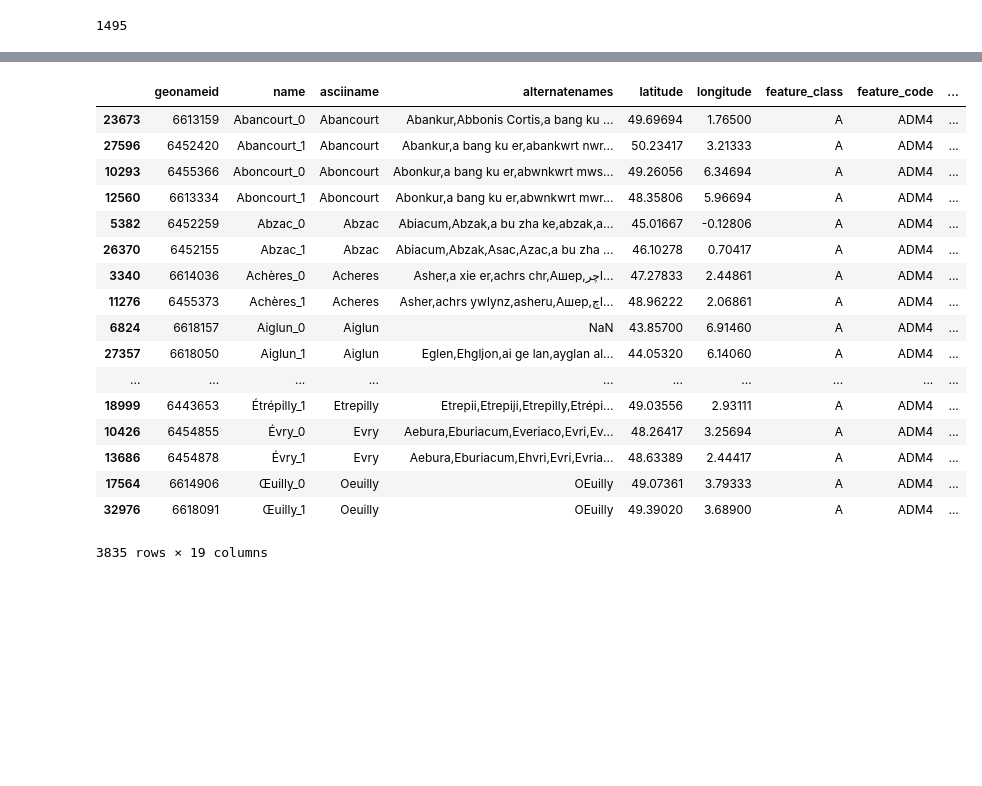
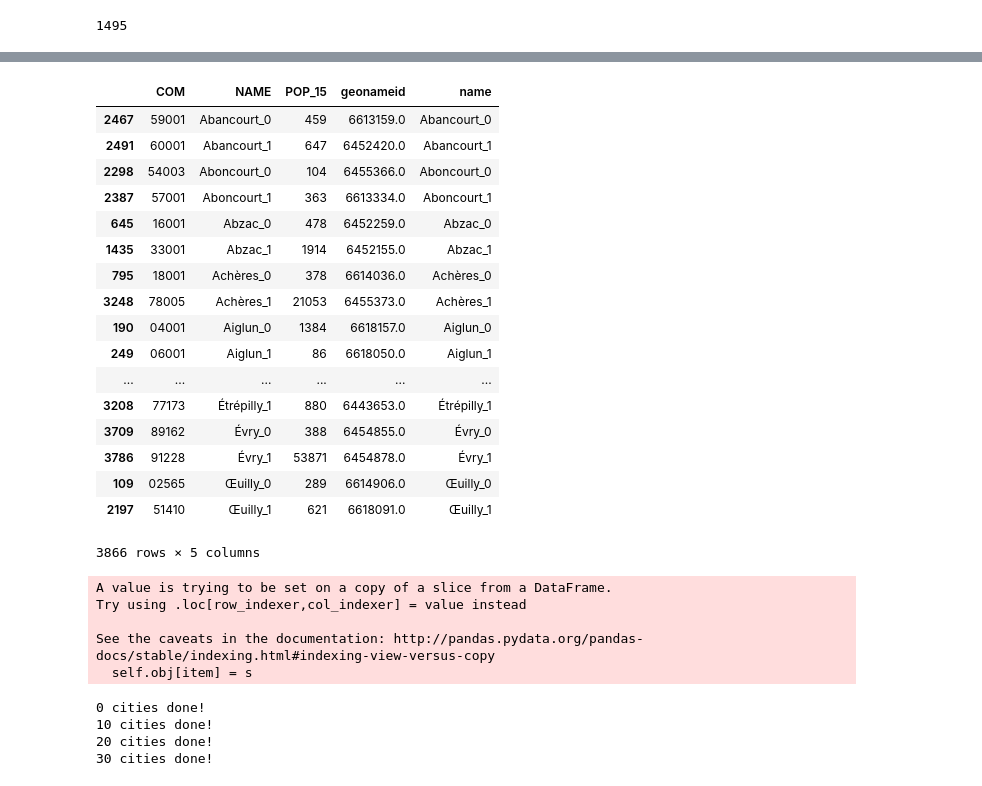
Before and after one commit to praveen2916/city_portal, a Jupyter notebook: city matching.ipynb, the cells around one changed output, grey strips where cells are left out. Cells and saved outputs as stored; diff of their text form; code cells hidden in the pictures; blank space fills up the shorter version.

```diff
--- a/city matching.ipynb
+++ b/city matching.ipynb
@@ -89,0 +94,5 @@ np.sqrt(0.1)
+# %%
+update_list = [3,6,7,20,25,28,30,31,39,45,48,49,55,56,85,86,89,100,114,131,138,142,151,154,166,171,186,189]
+# %%
+for i in update_list:
+    match_uniques_nan.loc[i,'geonameid'] = match_uniques_nan.loc[i,'scraped_geonameid']
@@ -224,21 +224,25 @@ See the caveats in the documentation: http://pandas.pydata.org/pandas-docs/stabl
+# %%
+census_dups_joined=pd.merge(Census_dups,france_dups,how = 'left',left_on='NAME',right_on='name')
+# %%
+census_dups_joined = census_dups_joined[list(census_dups_joined.columns[:5])]
 # %%
-france_dups.sort_values(by = 'name')
+census_dups_joined.sort_values(by = 'NAME')
 # %% [output]
-|  | geonameid | name | asciiname | alternatenames | latitude | longitude | feature_class | feature_code | ... |
-| 23673 | 6613159 | Abancourt_0 | Abancourt | Abankur,Abbonis Cortis,a bang ku ... | 49.69694 | 1.76500 | A | ADM4 | ... |
-| 27596 | 6452420 | Abancourt_1 | Abancourt | Abankur,a bang ku er,abankwrt nwr... | 50.23417 | 3.21333 | A | ADM4 | ... |
-| 10293 | 6455366 | Aboncourt_0 | Aboncourt | Abonkur,a bang ku er,abwnkwrt mws... | 49.26056 | 6.34694 | A | ADM4 | ... |
-| 12560 | 6613334 | Aboncourt_1 | Aboncourt | Abonkur,a bang ku er,abwnkwrt mwr... | 48.35806 | 5.96694 | A | ADM4 | ... |
-| 5382 | 6452259 | Abzac_0 | Abzac | Abiacum,Abzak,a bu zha ke,abzak,a... | 45.01667 | -0.12806 | A | ADM4 | ... |
-| 26370 | 6452155 | Abzac_1 | Abzac | Abiacum,Abzak,Asac,Azac,a bu zha ... | 46.10278 | 0.70417 | A | ADM4 | ... |
-| 3340 | 6614036 | Achères_0 | Acheres | Asher,a xie er,achrs chr,Ашер,اچر... | 47.27833 | 2.44861 | A | ADM4 | ... |
-| 11276 | 6455373 | Achères_1 | Acheres | Asher,achrs ywlynz,asheru,Ашер,اچ... | 48.96222 | 2.06861 | A | ADM4 | ... |
-| 6824 | 6618157 | Aiglun_0 | Aiglun | NaN | 43.85700 | 6.91460 | A | ADM4 | ... |
-| 27357 | 6618050 | Aiglun_1 | Aiglun | Eglen,Ehgljon,ai ge lan,ayglan al... | 44.05320 | 6.14060 | A | ADM4 | ... |
-| ... | ... | ... | ... | ... | ... | ... | ... | ... | ... |
-| 18999 | 6443653 | Étrépilly_1 | Etrepilly | Etrepii,Etrepiji,Etrepilly,Etrépi... | 49.03556 | 2.93111 | A | ADM4 | ... |
-| 10426 | 6454855 | Évry_0 | Evry | Aebura,Eburiacum,Everiaco,Evri,Ev... | 48.26417 | 3.25694 | A | ADM4 | ... |
-| 13686 | 6454878 | Évry_1 | Evry | Aebura,Eburiacum,Ehvri,Evri,Evria... | 48.63389 | 2.44417 | A | ADM4 | ... |
-| 17564 | 6614906 | Œuilly_0 | Oeuilly | OEuilly | 49.07361 | 3.79333 | A | ADM4 | ... |
-| 32976 | 6618091 | Œuilly_1 | Oeuilly | OEuilly | 49.39020 | 3.68900 | A | ADM4 | ... |
+|  | COM | NAME | POP_15 | geonameid | name |
+| 2467 | 59001 | Abancourt_0 | 459 | 6613159.0 | Abancourt_0 |
+| 2491 | 60001 | Abancourt_1 | 647 | 6452420.0 | Abancourt_1 |
+| 2298 | 54003 | Aboncourt_0 | 104 | 6455366.0 | Aboncourt_0 |
+| 2387 | 57001 | Aboncourt_1 | 363 | 6613334.0 | Aboncourt_1 |
+| 645 | 16001 | Abzac_0 | 478 | 6452259.0 | Abzac_0 |
+| 1435 | 33001 | Abzac_1 | 1914 | 6452155.0 | Abzac_1 |
+| 795 | 18001 | Achères_0 | 378 | 6614036.0 | Achères_0 |
+| 3248 | 78005 | Achères_1 | 21053 | 6455373.0 | Achères_1 |
+| 190 | 04001 | Aiglun_0 | 1384 | 6618157.0 | Aiglun_0 |
+| 249 | 06001 | Aiglun_1 | 86 | 6618050.0 | Aiglun_1 |
+| ... | ... | ... | ... | ... | ... |
+| 3208 | 77173 | Étrépilly_1 | 880 | 6443653.0 | Étrépilly_1 |
+| 3709 | 89162 | Évry_0 | 388 | 6454855.0 | Évry_0 |
+| 3786 | 91228 | Évry_1 | 53871 | 6454878.0 | Évry_1 |
+| 109 | 02565 | Œuilly_0 | 289 | 6614906.0 | Œuilly_0 |
+| 2197 | 51410 | Œuilly_1 | 621 | 6618091.0 | Œuilly_1 |
-3835 rows × 19 columns
+3866 rows × 5 columns
@@ -244,0 +251,10 @@ france_dups.sort_values(by = 'name')
+# %%
+census_dups_joined_nan.loc[:,'scraped_name']=0
+census_dups_joined_nan.loc[:,'scraped_population']=0
+census_dups_joined_nan.loc[:,'scraped_geonameid']=0
+# %% [output]
+A value is trying to be set on a copy of a slice from a DataFrame.
+Try using .loc[row_indexer,col_indexer] = value instead
+
+See the caveats in the documentation: http://pandas.pydata.org/pandas-docs/stable/indexing.html#indexing-view-versus-copy
+  self.obj[item] = s
@@ -244,0 +263,7 @@ france_dups.sort_values(by = 'name')
+# %%
+geonameid_scraping(census_dups_joined_nan)
+# %% [output]
+0 cities done!
+10 cities done!
+20 cities done!
+30 cities done!
```
Also changed, not shown: parts of 47 cells of this notebook, 6 other files.
